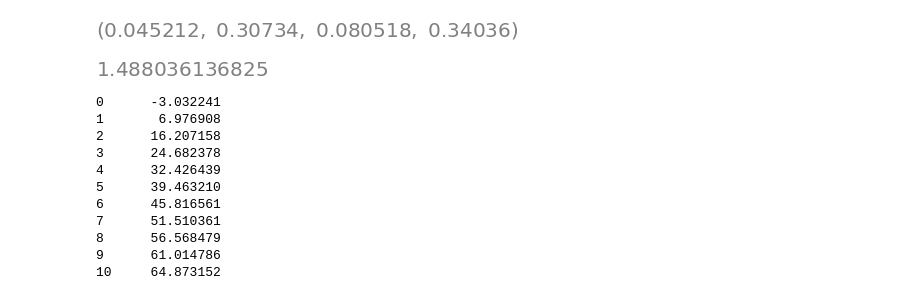
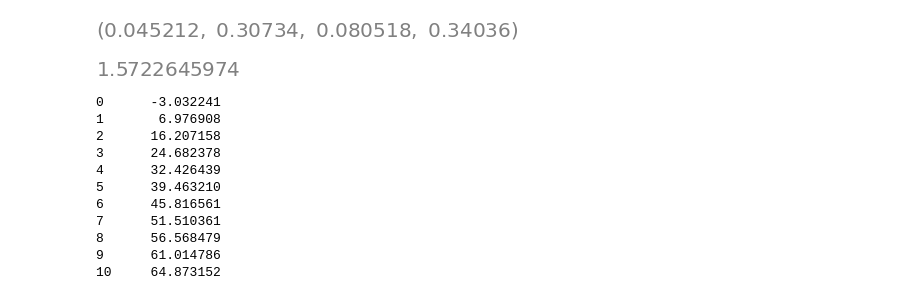
Before and after one commit to QiuDylan/ME200, a Jupyter notebook: FinalProj/Final_Project_V3_JNotebook.ipynb, the cells around one changed output. Cells and saved outputs as stored; diff of their text form; code cells hidden in the pictures.

```diff
--- a/FinalProj/Final_Project_V3_JNotebook.ipynb
+++ b/FinalProj/Final_Project_V3_JNotebook.ipynb
@@ -32,15 +32,15 @@ a, b, c, d
 # %%
 m = 3.48 #kg
 l = 24.5 * 0.0254 #length of wiper m
-I = 1/3 * m * l**2 + m * (l/2 * sqrt(3))**2 + 1/12 * m * (l/2)**2 #moment of inertia about com kgm^2
+I = 1/3 * m * l**2 + m * (l/2 * sqrt(3))**2 + 1/3 * m * (l/2)**2 #moment of inertia about com kgm^2
 mu_k = 0.3  # coefficien()t of kinetic friction
 g = 9.81  # gravity (m/s^2)
 theta = 25 #degs
 n = 3 # order of polynomial filtering
 b = 53 # window size for filter need to be odd number
 I
 # %% [output]
-[figure, old version]
+[figure, new version]
 # %%
 #Parameters
 motor_torque = 30 #NM
```
Also changed, not shown: parts of 4 cells of this notebook.
